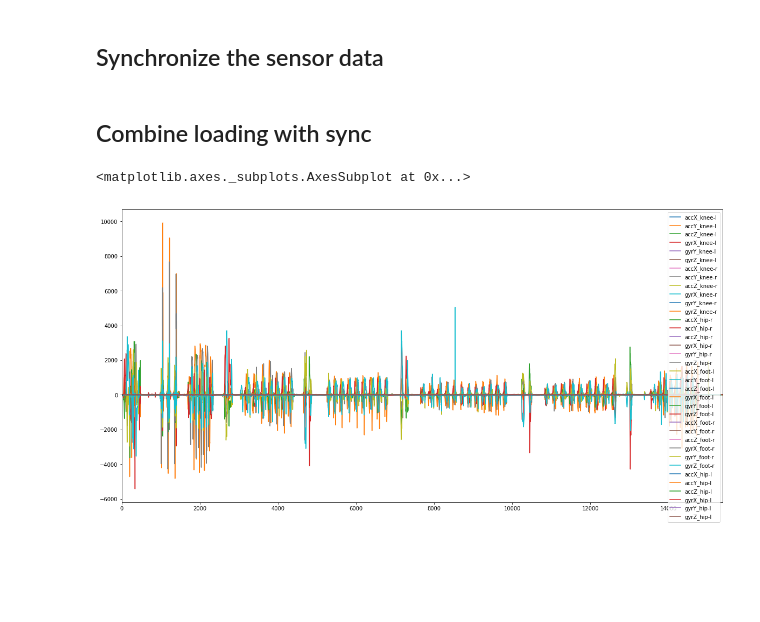
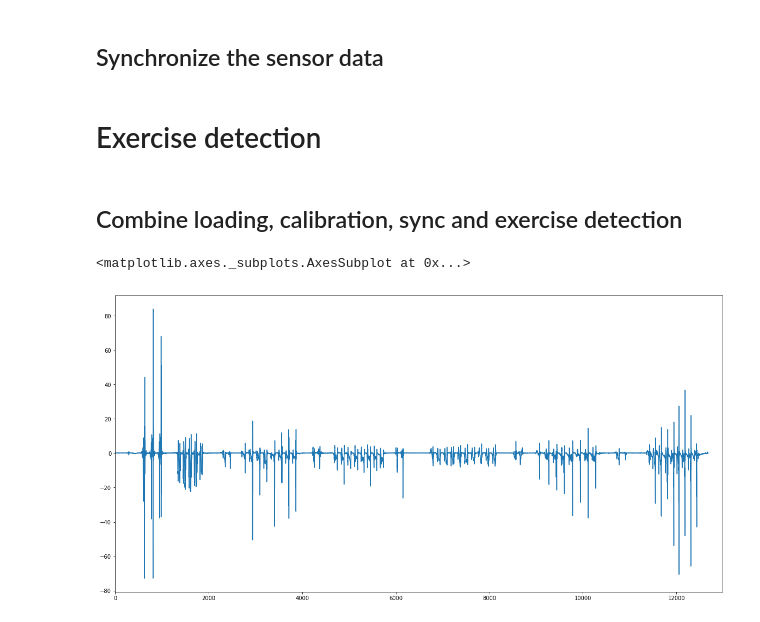
Before and after one commit to dkipping/gait-analysis, a Jupyter notebook: notebooks/second-measurement.ipynb, the cells around one changed output. Drawn from its saved outputs; the diff is of its cells as text; code cells hidden in the pictures; blank space fills up the shorter version.

Commit message:
Add missing log. Add calibration and exercise splitting.

```diff
--- a/notebooks/second-measurement.ipynb
+++ b/notebooks/second-measurement.ipynb
@@ -65,6 +74,7 @@ numberOfJumps = 3
 binSize = 50 # 10ms * binSize = time per bin; bundles neighbor values to avoid multiple amplitudes during same jump
 
 def findJumpingWindow(measurement):
+    measurement = measurement.head(int(len(measurement) / 2)) # jumping should be in first half
     absMeasurement = measurement.abs()
     bins = absMeasurement.groupby(pd.cut(absMeasurement.index, np.arange(0, len(measurement), binSize))).max()
     jumpIndicies = list(bins.nlargest(numberOfJumps).sort_index().index)
@@ -80,11 +90,12 @@ def alignSignals(dfX, dfY):
     amplitudeOffset = np.argmax(windowDFX.values) - np.argmax(windowDFY.values)
     windowOffset = windowIndiciesDFX[0] - windowIndiciesDFY[0]
 
-    offset = amplitudeOffset + windowOffset
-    dfY = dfY.shift(offset, axis='index')
-    return dfY
+    return amplitudeOffset + windowOffset
 
 def alignAccelerationYWithRightFoot(measurements, location, axis):
-    measurements[location]['acc' + axis.upper() + '_' + location] = alignSignals(
+    offset = alignSignals(
         measurements['foot-r']['accY_foot-r'],
         measurements[location]['acc' + axis.upper() + '_' + location])
+    measurements[location] = measurements[location].shift(offset, axis='index')
+# %% [markdown]
+# Exercise detection
@@ -91,21 +142,30 @@ def alignAccelerationYWithRightFoot(measurements, location, axis):
 # %% [markdown]
-## Combine loading with sync
+## Combine loading, calibration, sync and exercise detection
 # %%
-def loadSyncedMeasurements(path):
-    measurements = loadMeasurements(path)
+def alignAll(measurements):
     alignAccelerationYWithRightFoot(measurements, 'hip-r', 'y')
     alignAccelerationYWithRightFoot(measurements, 'hip-l', 'y')
     alignAccelerationYWithRightFoot(measurements, 'foot-l', 'y')
     alignAccelerationYWithRightFoot(measurements, 'knee-l', 'y')
     alignAccelerationYWithRightFoot(measurements, 'knee-r', 'Y')
+
+def calibrateAll(measurements):
+    for location in measurements.values():
+        for column in location.columns:
+            calibrate(location[column])
+
+def loadSyncedMeasurements(path):
+    measurements = loadMeasurements(path)
+    calibrateAll(measurements)
+    alignAll(measurements)
     merged = pd.DataFrame()
     for measurement in measurements.values():
         merged = merged.join(measurement, how='outer')
-    return merged
+    return [merged] + splitDataFrameIntoExercises(merged, 'accY_foot-r')
 # %%
-measurements = loadSyncedMeasurements(os.path.join('..', 'data', '24-06-19', 'martin 1'))
+measurements = loadSyncedMeasurements(os.path.join('..', 'data', '24-06-19', 'dennis 2'))
 # %%
-measurements.plot(figsize=(20, 10))
+measurements[0]['accY_foot-r'].plot(figsize=(20, 10))
 # %% [output]
 <matplotlib.axes._subplots.AxesSubplot at 0x...>
-[figure, old version]
+[figure, new version]
```
Also changed, not shown: parts of 4 cells of this notebook, 1 other file.
